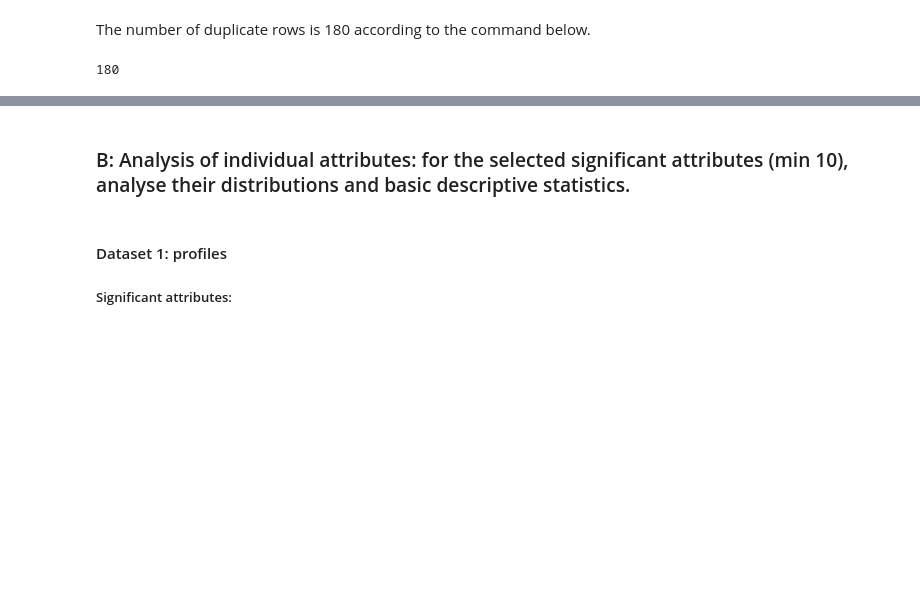
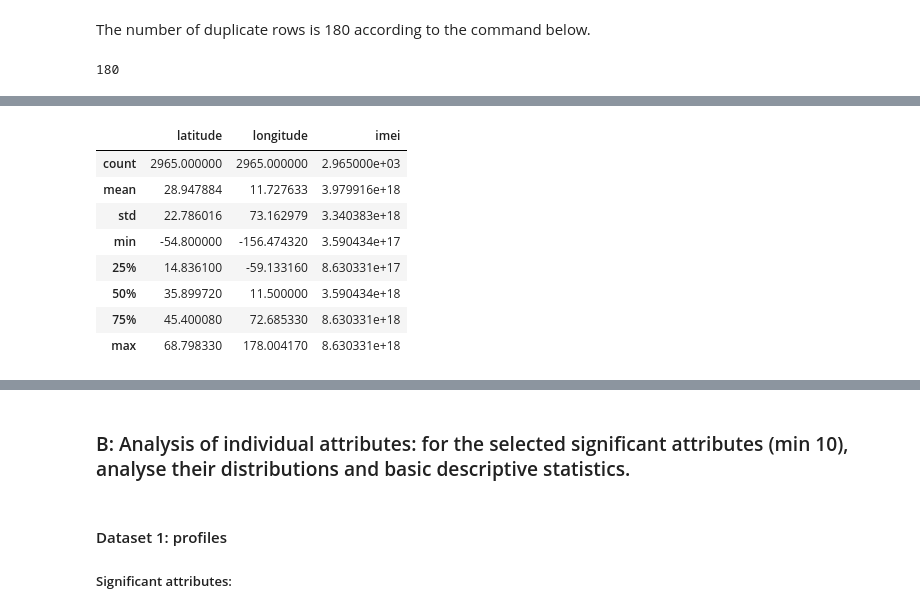
Before and after one commit to myrres0/IAU-2024, a Jupyter notebook: phase-1.ipynb, the cells around one changed output, grey strips where cells are left out. Cells and saved outputs as stored; diff of their text form; code cells hidden in the pictures; blank space fills up the shorter version.

```diff
--- a/phase-1.ipynb
+++ b/phase-1.ipynb
@@ -253,0 +293,12 @@ connections_data.shape[0] - connections_data.drop_duplicates().shape[0]
+# %%
+devices_data.describe()
+# %% [output]
+|  | latitude | longitude | imei |
+| count | 2965.000000 | 2965.000000 | 2.965000e+03 |
+| mean | 28.947884 | 11.727633 | 3.979916e+18 |
+| std | 22.786016 | 73.162979 | 3.340383e+18 |
+| min | -54.800000 | -156.474320 | 3.590434e+17 |
+| 25% | 14.836100 | -59.133160 | 8.630331e+17 |
+| 50% | 35.899720 | 11.500000 | 3.590434e+18 |
+| 75% | 45.400080 | 72.685330 | 8.630331e+18 |
+| max | 68.798330 | 178.004170 | 8.630331e+18 |
```
Also changed, not shown: parts of 42 cells of this notebook.
